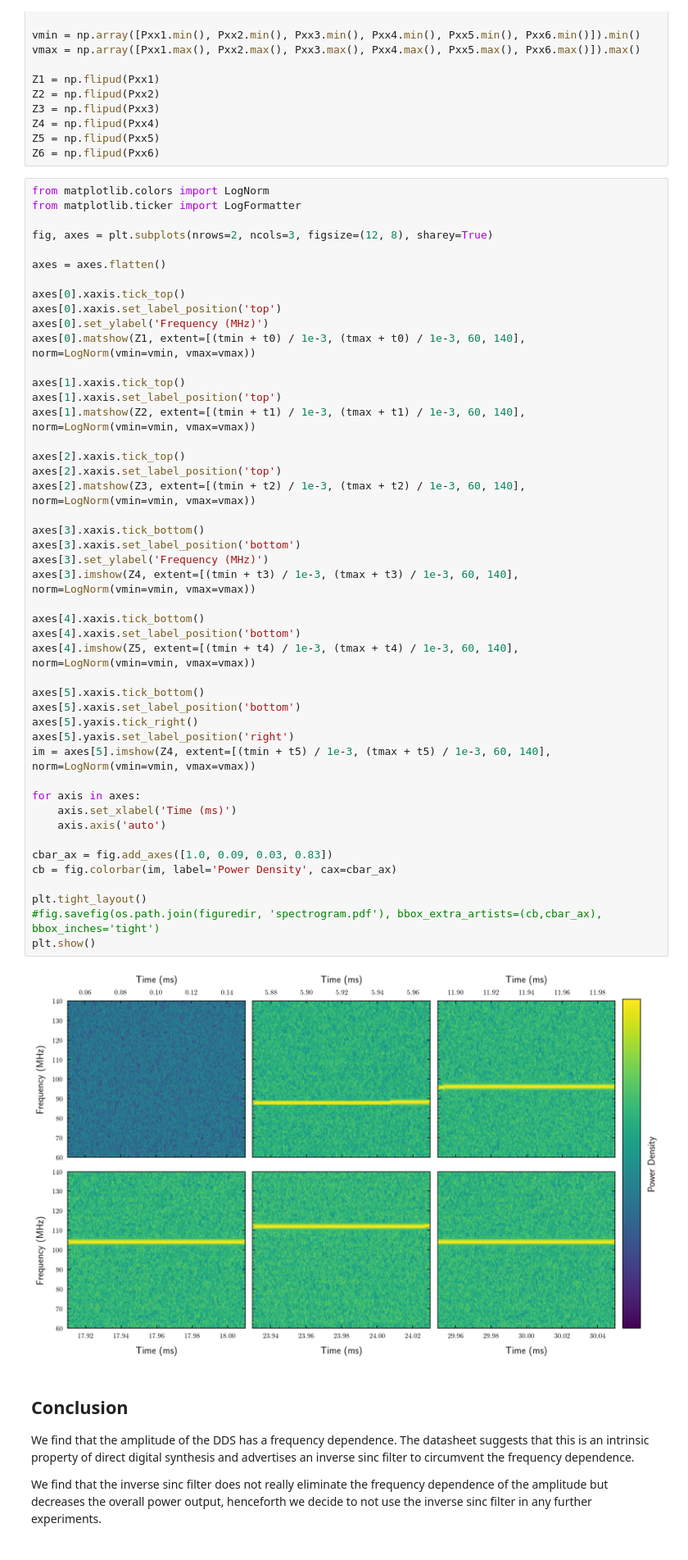
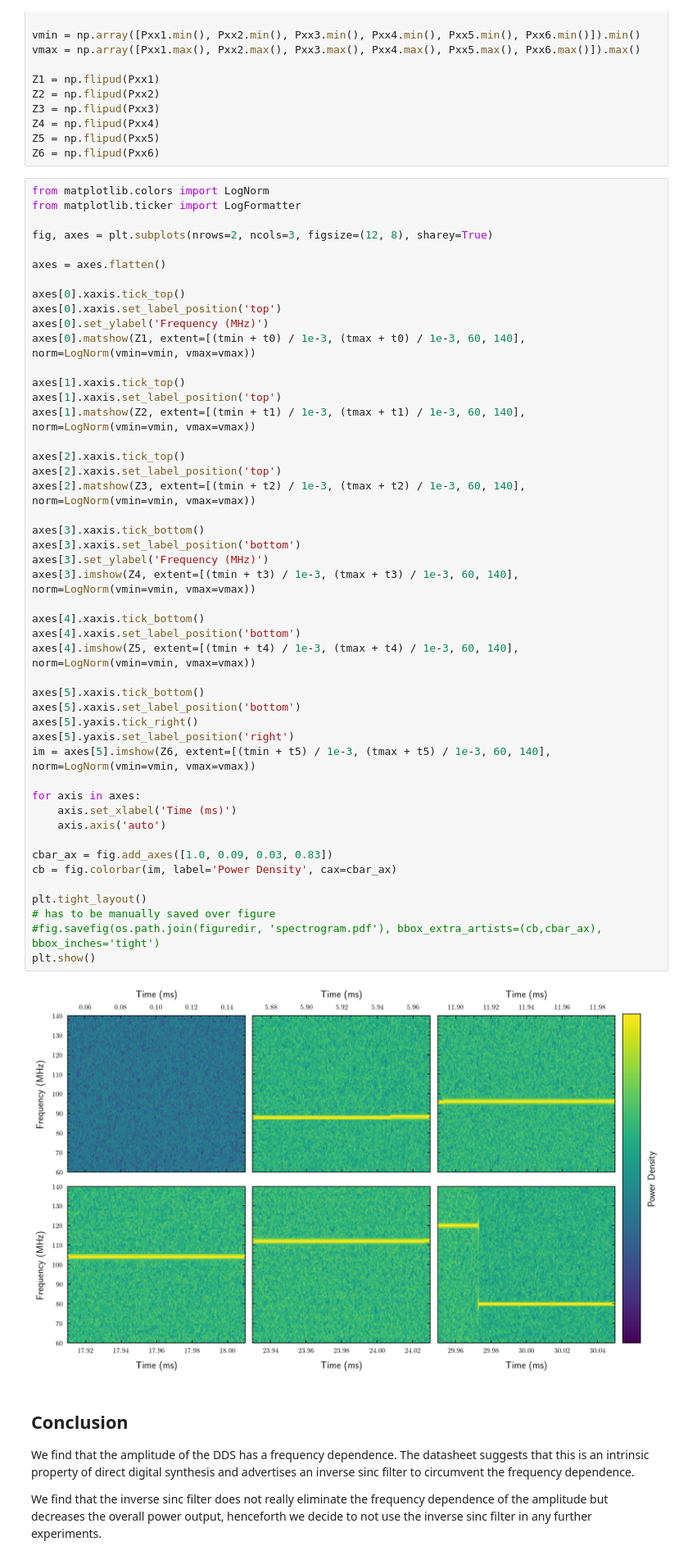
Before and after one commit to bodokaiser/bachelor-thesis, a Jupyter notebook: notebook/evaluation/signal-synthesis.ipynb, the cells around one changed output. Shown at 82% size. Drawn from its saved outputs; the diff is of its cells as text.

```diff
--- a/notebook/evaluation/signal-synthesis.ipynb
+++ b/notebook/evaluation/signal-synthesis.ipynb
@@ -188,35 +186,36 @@ axes[1].matshow(Z2, extent=[(tmin + t1) / 1e-3, (tmax + t1) / 1e-3, 60, 140], no
 
 axes[2].xaxis.tick_top()
 axes[2].xaxis.set_label_position('top')
 axes[2].matshow(Z3, extent=[(tmin + t2) / 1e-3, (tmax + t2) / 1e-3, 60, 140], norm=LogNorm(vmin=vmin, vmax=vmax))
 
 axes[3].xaxis.tick_bottom()
 axes[3].xaxis.set_label_position('bottom')
 axes[3].set_ylabel('Frequency (MHz)')
 axes[3].imshow(Z4, extent=[(tmin + t3) / 1e-3, (tmax + t3) / 1e-3, 60, 140], norm=LogNorm(vmin=vmin, vmax=vmax))
 
 axes[4].xaxis.tick_bottom()
 axes[4].xaxis.set_label_position('bottom')
 axes[4].imshow(Z5, extent=[(tmin + t4) / 1e-3, (tmax + t4) / 1e-3, 60, 140], norm=LogNorm(vmin=vmin, vmax=vmax))
 
 axes[5].xaxis.tick_bottom()
 axes[5].xaxis.set_label_position('bottom')
 axes[5].yaxis.tick_right()
 axes[5].yaxis.set_label_position('right')
-im = axes[5].imshow(Z4, extent=[(tmin + t5) / 1e-3, (tmax + t5) / 1e-3, 60, 140], norm=LogNorm(vmin=vmin, vmax=vmax))
+im = axes[5].imshow(Z6, extent=[(tmin + t5) / 1e-3, (tmax + t5) / 1e-3, 60, 140], norm=LogNorm(vmin=vmin, vmax=vmax))
 
 for axis in axes:
     axis.set_xlabel('Time (ms)')
     axis.axis('auto')
 
 cbar_ax = fig.add_axes([1.0, 0.09, 0.03, 0.83])
 cb = fig.colorbar(im, label='Power Density', cax=cbar_ax)
 
 plt.tight_layout()
+# has to be manually saved over figure
 #fig.savefig(os.path.join(figuredir, 'spectrogram.pdf'), bbox_extra_artists=(cb,cbar_ax), bbox_inches='tight')
 plt.show()
 # %% [output]
-[figure, old version]
+[figure, new version]
 # %% [markdown]
 ## Conclusion
 
```
Also changed, not shown: parts of 1 cell of this notebook, 12 other files.
